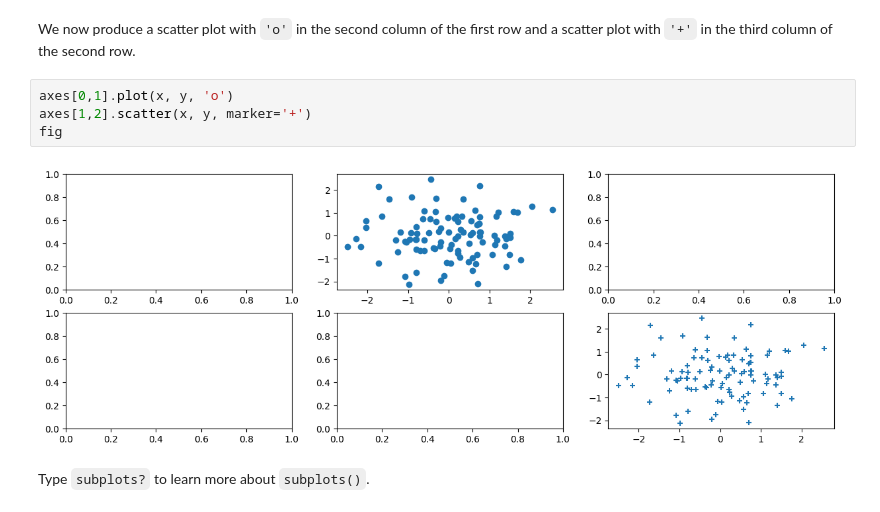
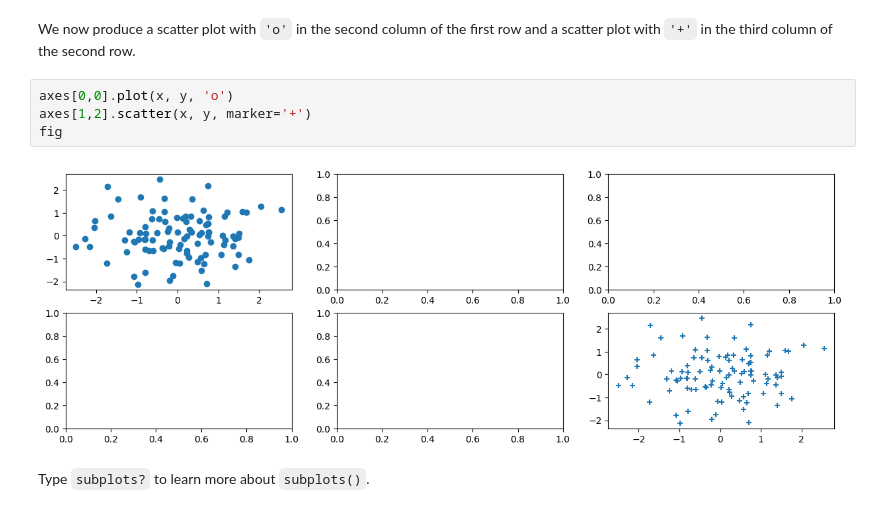
Before and after one commit to aoleszkiewicz/ds-playground, a Jupyter notebook: islr/Ch02-statlearn-lab.ipynb, the cells around one changed output. Saved outputs shown, nothing was run; the diff lists cells and outputs as text.

```diff
--- a/islr/Ch02-statlearn-lab.ipynb
+++ b/islr/Ch02-statlearn-lab.ipynb
@@ -587,11 +587,11 @@ fig, axes = subplots(nrows=2,
 We now produce a scatter plot with `'o'` in the second column of the first row and
 a scatter plot with `'+'` in the third column of the second row.
 # %%
-axes[0,1].plot(x, y, 'o')
+axes[0,0].plot(x, y, 'o')
 axes[1,2].scatter(x, y, marker='+')
 fig
 # %% [output]
-[figure, old version]
+[figure, new version]
 # %% [markdown]
 Type  `subplots?` to learn more about
 `subplots()`.
```
Also changed, not shown: parts of 22 cells of this notebook, 3 other files.
